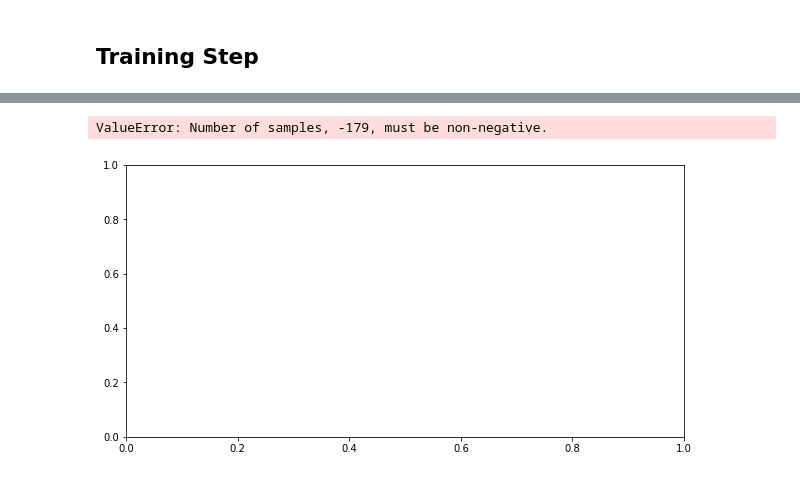
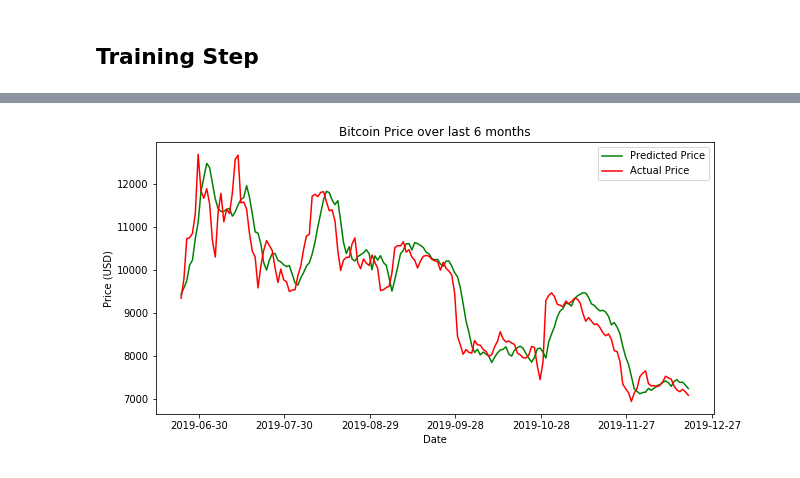
Before and after one commit to amishpatel1994/BitcoinPricePrediction, a Jupyter notebook: price_prediction.ipynb, the cells around one changed output, grey strips where cells are left out. Cells and saved outputs as stored; diff of their text form; code cells hidden in the pictures.

Commit message:
corrects the graph output

```diff
--- a/price_prediction.ipynb
+++ b/price_prediction.ipynb
@@ -153,34 +155,34 @@ Training time 107 seconds
 #Test the model
 y_predict = model.predict(X_test)
 
 #Create empty 2D arrays to store unnormalized values
 real_y_test = np.zeros_like(Y_test)
 real_y_predict = np.zeros_like(y_predict)
 unnormalized_bases = data[split_idx:,0:1,0]
 
 
 #Fill the 2D arrays with the real value and the predicted value by reversing the normalization process
 for i in range(Y_test.shape[0]):
     y = Y_test[i]
     predict = y_predict[i]
     real_y_test[i] = (y+1)*unnormalized_bases[i]
     real_y_predict[i] = (predict+1)*unnormalized_bases[i]
 import matplotlib.dates as mdates
 
 #Plot of the predicted prices versus the real prices
 fig = plt.figure(figsize=(10,5))
 ax = fig.add_subplot(111)
 now = dt.datetime.now()
 then = now - dt.timedelta(days=real_y_predict.shape[0])
-days = mdates.drange(then,dt.timedelta(days=1))
+days = mdates.drange(then,now,dt.timedelta(days=1))
 ax.set_title("Bitcoin Price over last 6 months")
 ax.xaxis.set_major_formatter(mdates.DateFormatter('%Y-%m-%d'))
 ax.xaxis.set_major_locator(mdates.DayLocator(interval=30))
 plt.plot(days, real_y_predict, color = 'green', label = 'Predicted Price')
 plt.plot(days, real_y_test, color = 'red', label = 'Actual Price')
 ax.set_ylabel("Price (USD)")
-ax.set_xlabel("Time (Days)")
+ax.set_xlabel("Date")
 ax.legend()
+plt.show()
 # %% [output]
-ValueError: Number of samples, -179, must be non-negative.
-[figure, old version]
+[figure, new version]
```
Also changed, not shown: parts of 2 cells of this notebook.
